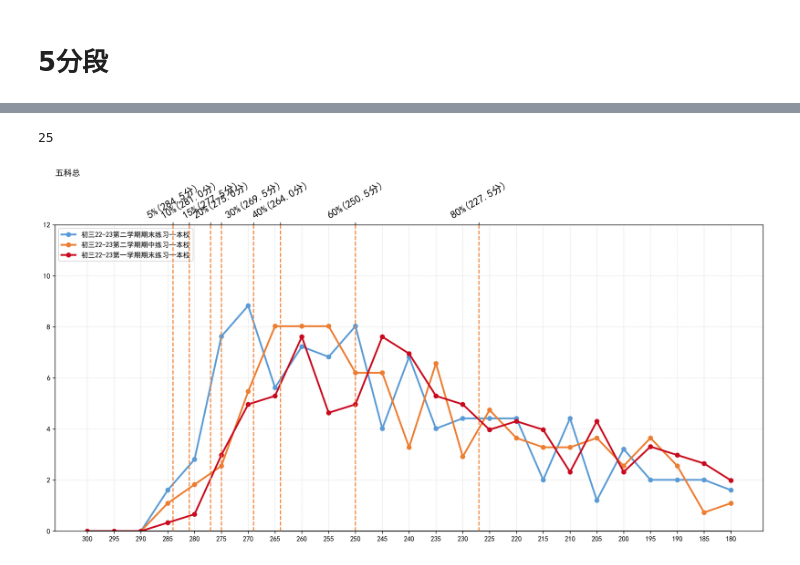
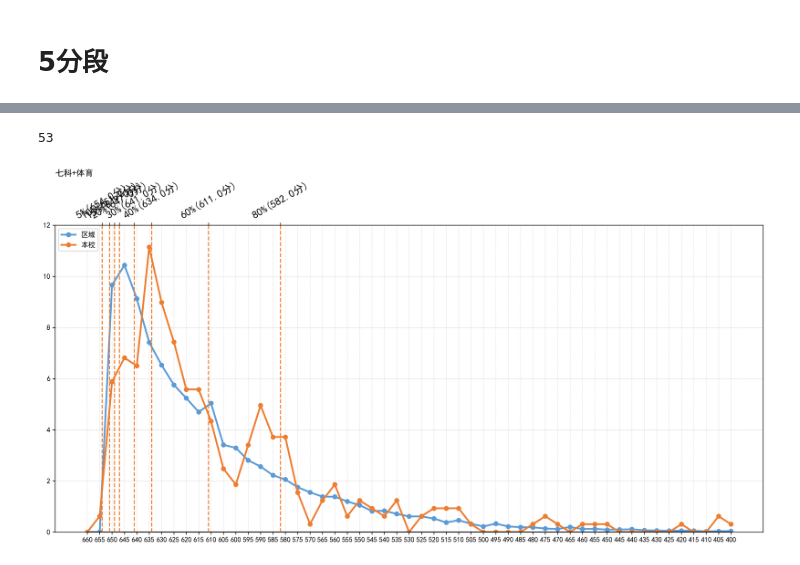
Before and after one commit to caozhiqiang8/jupyter, a Jupyter notebook: lgfz_data.ipynb, the cells around one changed output, grey strips where cells are left out. Cells and saved outputs as stored; diff of their text form; code cells hidden in the pictures.

```diff
--- a/lgfz_data.ipynb
+++ b/lgfz_data.ipynb
@@ -1327,10 +1327,10 @@ import json
 # %%
 
 data = {
-    'examId':'1160710882016', # 考试ID
+    'examId':'470830714100', # 考试ID
     'Connection': 'keep-alive',
-    'examSubjectId':'-1',  # -2 五科  ， -1 三科
+    'examSubjectId':'-446719259',  # -2 五科  ， -1 三科
     'compareType':'2',  # 对比类型  1=区域四率   2=区域百分位   3=学校四率   4=学校百分位
-    'compareExamArray':'2241720560789,7858789482865',  # 对比考试的列表
-    'roleModuleRef':'2',
-    'objectTypes':'0,2,4',  # -1=区域   0=本校  1=行政班  2行政班群  3=分层班  4=分层班群
+    'compareExamArray':'',  # 对比考试的列表
+    'roleModuleRef':'65',
+    'objectTypes':'-1,0,2,4',  # -1=区域   0=本校  1=行政班  2行政班群  3=分层班  4=分层班群
@@ -1419,14 +1419,14 @@ x1 = res_df['5分段'].to_list()
 
 y1 =  res_df['{}占比'.format(columns[0])].to_list()
 y3 =  res_df['{}占比'.format(columns[1])].to_list()
-y4 =  res_df['{}占比'.format(columns[2])].to_list()
+# y4 =  res_df['{}占比'.format(columns[2])].to_list()
 
 # 分数截断
-score = '175'
+score = '395'
 NUM = x1.index(score)
 NUM
 # %% [output]
-25
+53
 # %%
 plt.rcParams['font.sans-serif']=['SimHei']
 plt.rcParams['axes.unicode_minus']=False
@@ -1448,7 +1448,7 @@ ax1.plot(x1, y1[:NUM], color='#5B9BD5',label="x1",linestyle="-",marker="o",linew
 ax1.plot(x1, y3[:NUM], color='#ED7D31',label="x1",linestyle="-",marker="o",linewidth = 2.5)   # 样式
 
 # Y3
-ax1.plot(x1, y4[:NUM], color='#C9091E',label="x1",linestyle="-",marker="o",linewidth = 2.5)   # 样式
+# ax1.plot(x1, y4[:NUM], color='#C9091E',label="x1",linestyle="-",marker="o",linewidth = 2.5)   # 样式
 
 
 # 点描述 和 样式
@@ -1466,33 +1466,34 @@ ax2.plot(x2, y2, color='#000')
 # 竖线样式
 for i in workLineX[:-1]:
     ax2.axvline(i,color='#ED7D31',ls="--",linewidth =1.5)
 
 #  合并
 plt.gca().invert_xaxis()
 
 # 图例
 ax1.legend(loc='upper left',labels=columns)   # 设置图例在右上角
 ax1.grid( ls = '-.', lw = 0.25)  # 生成网格
 
 # 添加标题
-plt.title("五科总",loc="left")
+plt.title("七科+体育",loc="left")
 
 
 # 隐藏上X坐标轴
 # ax2.get_xaxis().set_visible(False)
 # ax2.axis("off")
 
 
 # 竖线参数 rotation旋转角度
 plt.xticks(ticks = workLineX[:-1],labels=workLineName[:-1] ,rotation=30, fontsize=15)
 
 # Y轴最大最小值
 plt.ylim(ymin=0,ymax = 12)
 
 
 # 保存图片
-# plt.savefig(r'F:\8、考试数据分析\理工附中数据\22~23学年\初三 - 第二学期 - 一模\整理数据\手工\五科总.jpg', dpi=300, bbox_inches='tight')
+plt.savefig(r'F:\8、考试数据分析\理工附中数据\21~22学年\初三21~22中考\整理数据\手工\21~22中考七科+体育区域五分段.jpg', dpi=300, bbox_inches='tight')
+
 
 plt.show()
 # %% [output]
-[figure, old version]
+[figure, new version]
```
Also changed, not shown: parts of 4 cells of this notebook.
